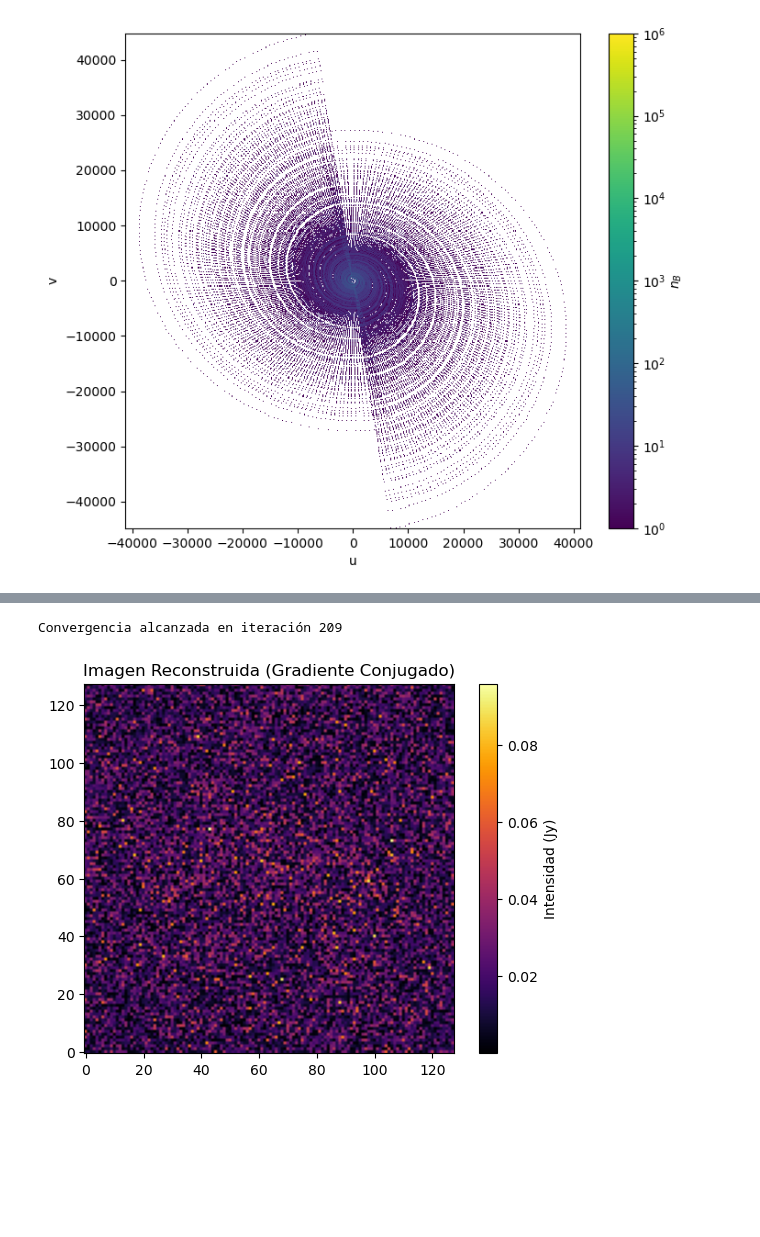
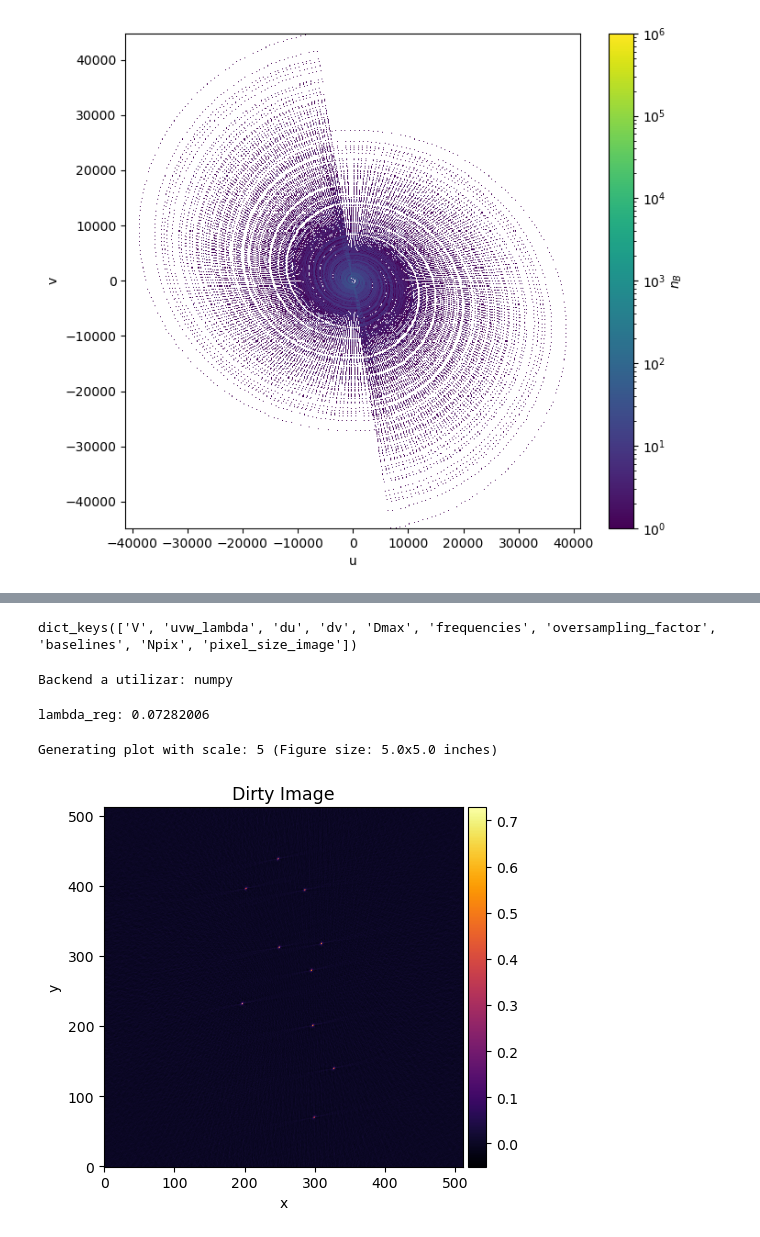
Before and after one commit to Mieres7/RadioInterferometry, a Jupyter notebook: TallerDeInvestigación/EP5.ipynb, the cells around one changed output, grey strips where cells are left out. Drawn from its saved outputs; the diff is of its cells as text; code cells hidden in the pictures; blank space fills up the shorter version.

```diff
--- a/TallerDeInvestigación/EP5.ipynb
+++ b/TallerDeInvestigación/EP5.ipynb
@@ -72,16 +60,36 @@ Vis = V[:,:,0].flatten()
-# %%
-from modules.conj_grad import A, nonlinear_conjugate_gradient
-import matplotlib.pyplot as plt
-
-A_matrix = A(u_single, v_single, l_flat, m_flat)
-
-imagen_reconstruida = nonlinear_conjugate_gradient(A_matrix, Vis, N, iterations=500, reg_lambda=0.01)
-
-# Para visualizar (tomando la magnitud o parte real)
-plt.imshow(np.abs(imagen_reconstruida), origin='lower', cmap='inferno')
-plt.title("Imagen Reconstruida (Gradiente Conjugado)")
-plt.colorbar(label='Intensidad (Jy)')
-plt.show()
-# %% [output]
-Convergencia alcanzada en iteración 209
-[figure, removed]
+# %%
+N = 512
+grid_config = get_grid_config(V, uvw_lambda, N,
+                              baselines=baselines_enu,
+                              oversampling_factor=3,
+                              frequencies=frequencies)
+grid_config.keys()
+# %% [output]
+dict_keys(['V', 'uvw_lambda', 'du', 'dv', 'Dmax', 'frequencies', 'oversampling_factor', 'baselines', 'Npix', 'pixel_size_image'])
+# %%
+grid_config["pixel_size_image"] = 1
+# %%
+VG, WG = grid_visibilities(grid_config=grid_config, mode="numpy")
+# %% [output]
+Backend a utilizar: numpy
+# %%
+# todas las imagenes serán reconstruidas a partir de una imagen en 0 de dimensión (N,N)
+Img_init = xp.zeros((N,N))
+
+# Lambda regularization
+dirty_image = get_dirty_image(VG)
+
+lambda_reg = 0.1 * xp.max(xp.abs(dirty_image))
+
+print('lambda_reg:',lambda_reg)
+# %% [output]
+lambda_reg: 0.07282006
+# %%
+plot_dirty = [
+    {'image':dirty_image, 'title':'Dirty Image', 'xlabel':'x', 'ylabel':'y', 'cmap': 'inferno'},
+]
+
+plot(fig_title='', data=plot_dirty, grid_config=(1,1), scale=5)
+# %% [output]
+Generating plot with scale: 5 (Figure size: 5.0x5.0 inches)
+[figure, added]
```
Also changed, not shown: parts of 20 cells of this notebook, 4 other files.
